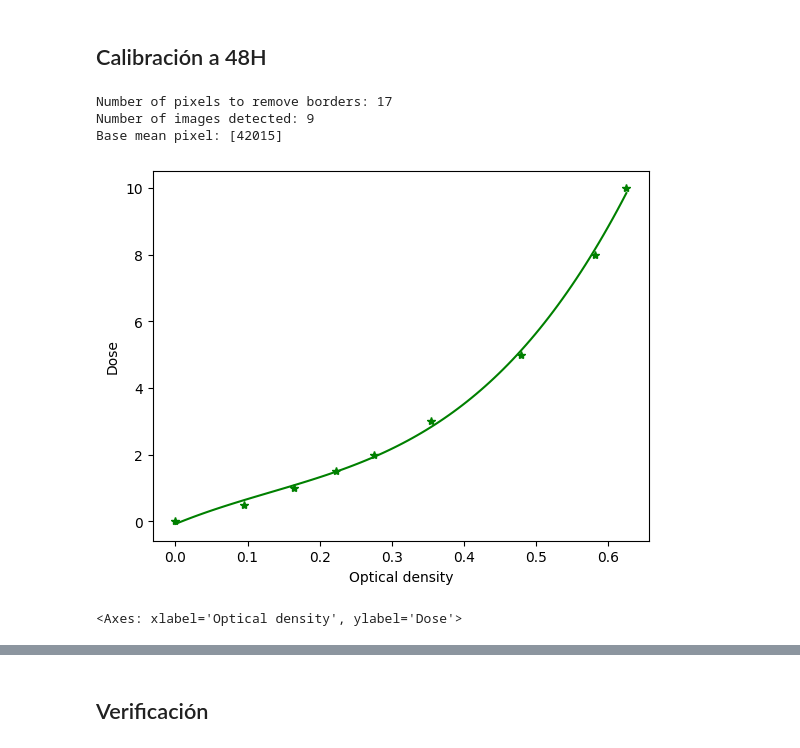
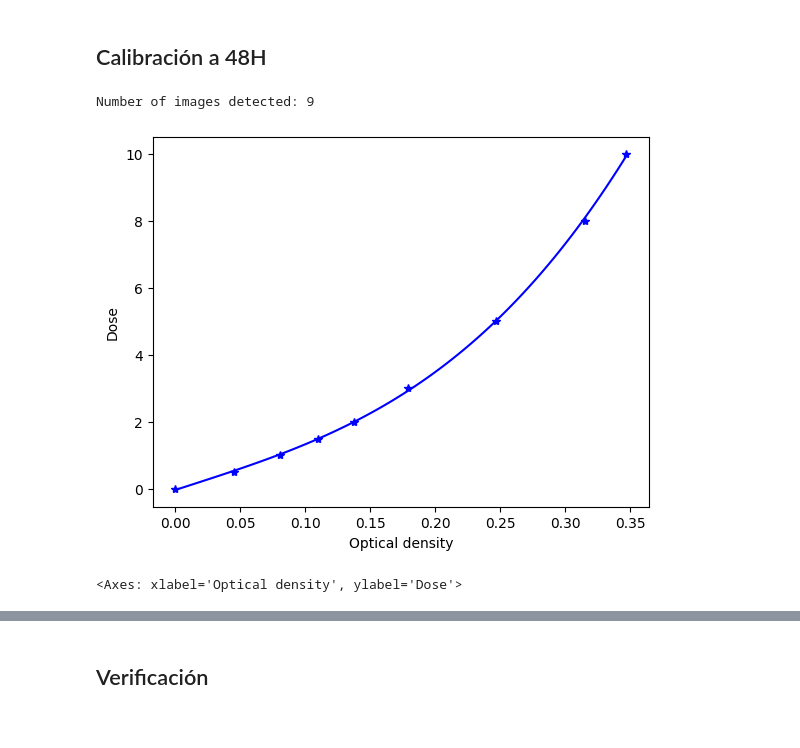
Before and after one commit to LuisOlivaresJ/Dosepy, a Jupyter notebook: src/Dosepy/tools/Cal48H_14DIC23.ipynb, the cells around one changed output, grey strips where cells are left out. Cells and saved outputs as stored; diff of their text form; code cells hidden in the pictures.

```diff
--- a/src/Dosepy/tools/Cal48H_14DIC23.ipynb
+++ b/src/Dosepy/tools/Cal48H_14DIC23.ipynb
@@ -3,22 +3,20 @@
 # %%
 #from Dosepy.tools.image import load
 from image import load
 from pathlib import Path
 
 # Dosis usadas para irradiación
 imparted_doses = [0, 0.5, 1, 1.5, 2, 3, 5, 8, 10]
 
 # Lectura de archivo con películas para calibración
-file_path = Path("/home/luis/Downloads") / "POS48_1.tif"  # Office PC
-#file_path_sin = Path("/home/luis/Dosepy/src/Dosepy/data") / "PRUEBA_LUIS.tif" # Personal laptop
+#file_path = Path("/home/luis/Downloads") / "POS48_1.tif"  # Office PC
+file_path = Path("/home/luis/Descargas") / "POS48_1.tif" # Personal laptop
 cal_image = load(file_path, for_calib = True)
 
 # Obtener curva de calibración
-cal = cal_image.get_calibration(doses = imparted_doses, channel = "G", field_in_film = True)
-cal.plot(color = 'green')
+cal = cal_image.get_calibration(doses = imparted_doses, channel = "B", roi = (16, 8), func = "P3")
+cal.plot(color = 'blue')
 # %% [output]
-Number of pixels to remove borders: 17
 Number of images detected: 9
-Base mean pixel: [42015]
-[figure, old version]
+[figure, new version]
 <Axes: xlabel='Optical density', ylabel='Dose'>
```
Also changed, not shown: parts of 6 cells of this notebook, 2 other files.
